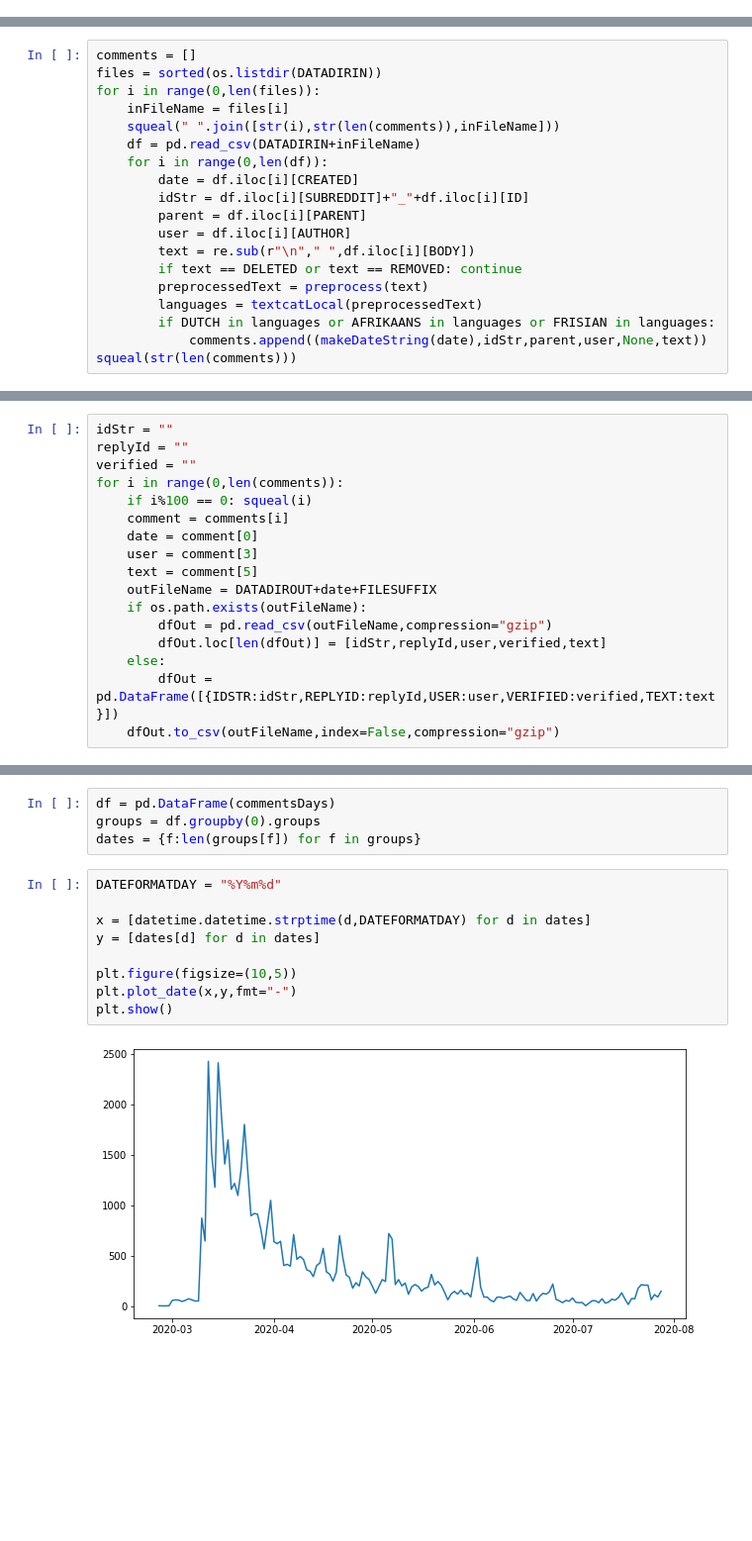
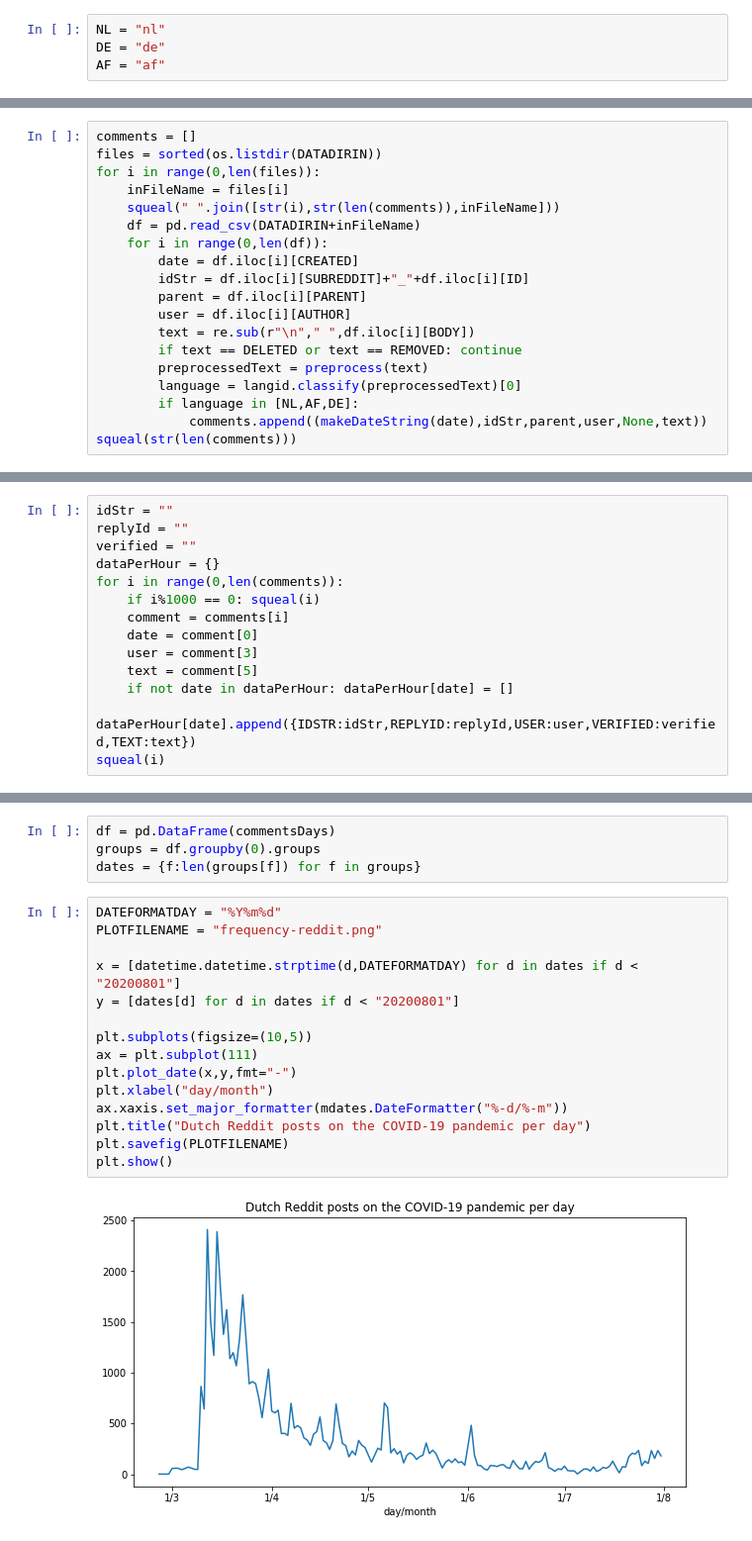
Before and after one commit to puregome/notebooks, a Jupyter notebook: reddit.ipynb, the cells around one changed output, grey strips where cells are left out. Shown at 99% size. Saved outputs shown, nothing was run; the diff lists cells and outputs as text; blank space fills up the shorter version.

Commit message:
switched language detection

```diff
--- a/reddit.ipynb
+++ b/reddit.ipynb
@@ -98,3 +61,7 @@ def textcatLocal(textIn):
+# %%
+NL = "nl"
+DE = "de"
+AF = "af"
 # %% [markdown]
 ## Get all comments from crawled files
 # %%
@@ -112,8 +79,8 @@ for i in range(0,len(files)):
         text = re.sub(r"\n"," ",df.iloc[i][BODY])
         if text == DELETED or text == REMOVED: continue
         preprocessedText = preprocess(text)
-        languages = textcatLocal(preprocessedText)
-        if DUTCH in languages or AFRIKAANS in languages or FRISIAN in languages:
+        language = langid.classify(preprocessedText)[0]
+        if language in [NL,AF,DE]:
             comments.append((makeDateString(date),idStr,parent,user,None,text))
 squeal(str(len(comments)))
 # %% [output]
@@ -126,17 +91,14 @@ comments
 idStr = ""
 replyId = ""
 verified = ""
+dataPerHour = {}
 for i in range(0,len(comments)):
-    if i%100 == 0: squeal(i)
+    if i%1000 == 0: squeal(i)
     comment = comments[i]
     date = comment[0]
     user = comment[3]
     text = comment[5]
-    outFileName = DATADIROUT+date+FILESUFFIX
-    if os.path.exists(outFileName):
-        dfOut = pd.read_csv(outFileName,compression="gzip")
-        dfOut.loc[len(dfOut)] = [idStr,replyId,user,verified,text]
-    else:
-        dfOut = pd.DataFrame([{IDSTR:idStr,REPLYID:replyId,USER:user,VERIFIED:verified,TEXT:text}])
-    dfOut.to_csv(outFileName,index=False,compression="gzip")
+    if not date in dataPerHour: dataPerHour[date] = []
+    dataPerHour[date].append({IDSTR:idStr,REPLYID:replyId,USER:user,VERIFIED:verified,TEXT:text})
+squeal(i)
 # %% [output]
@@ -153,12 +120,18 @@ groups = df.groupby(0).groups
 dates = {f:len(groups[f]) for f in groups}
 # %%
 DATEFORMATDAY = "%Y%m%d"
+PLOTFILENAME = "frequency-reddit.png"
 
-x = [datetime.datetime.strptime(d,DATEFORMATDAY) for d in dates]
-y = [dates[d] for d in dates]
+x = [datetime.datetime.strptime(d,DATEFORMATDAY) for d in dates if d < "20200801"]
+y = [dates[d] for d in dates if d < "20200801"]
 
-plt.figure(figsize=(10,5))
+plt.subplots(figsize=(10,5))
+ax = plt.subplot(111)
 plt.plot_date(x,y,fmt="-")
+plt.xlabel("day/month")
+ax.xaxis.set_major_formatter(mdates.DateFormatter("%-d/%-m"))
+plt.title("Dutch Reddit posts on the COVID-19 pandemic per day")
+plt.savefig(PLOTFILENAME)
 plt.show()
 # %% [output]
-[figure, old version]
+[figure, new version]
```
Also changed, not shown: parts of 9 cells of this notebook.
